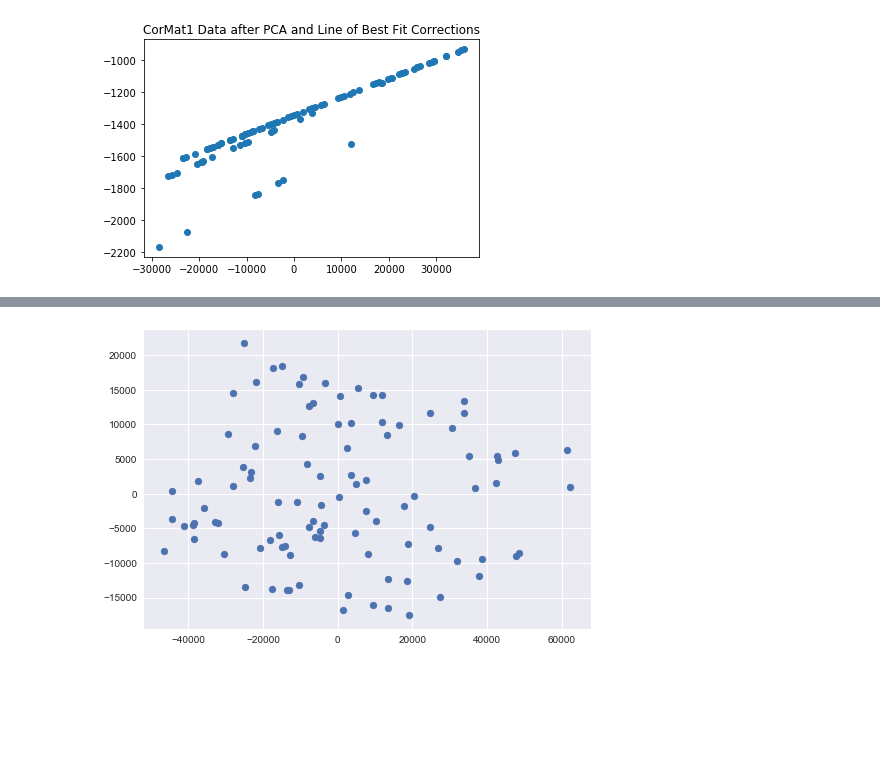
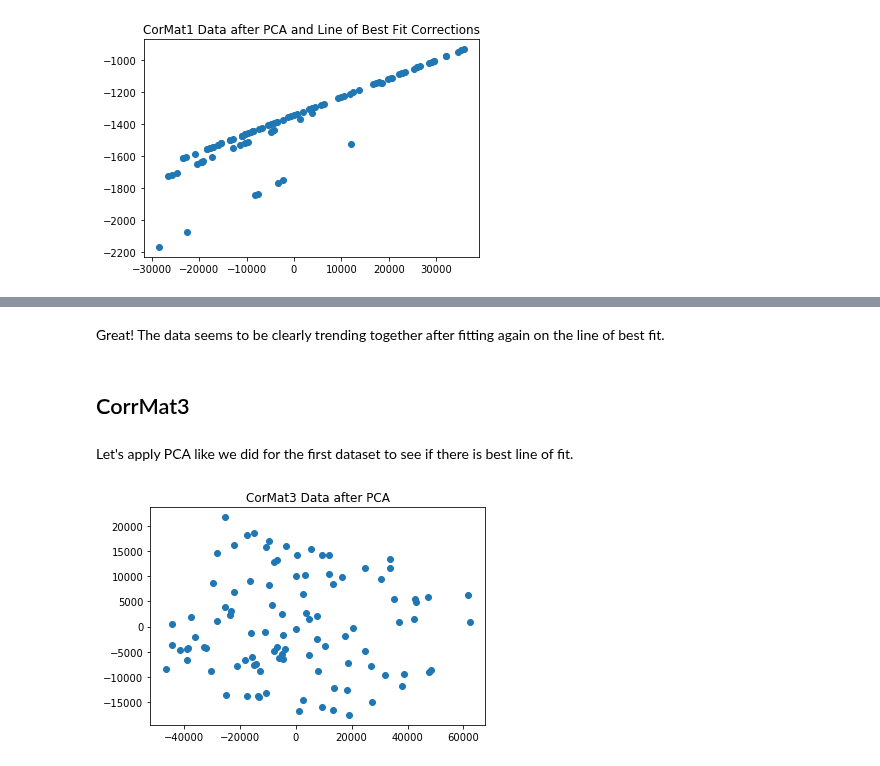
Before and after one commit to Ada520/DSLab, a Jupyter notebook: Lab4/rachelLab4.ipynb, the cells around one changed output, grey strips where cells are left out. Drawn from its saved outputs; the diff is of its cells as text; code cells hidden in the pictures; blank space fills up the shorter version.

```diff
--- a/Lab4/rachelLab4.ipynb
+++ b/Lab4/rachelLab4.ipynb
@@ -239,7 +256,14 @@ The above is the result of applying PCA (with  k = 2) and correcting the outlier
+# %% [markdown]
+Great! The data seems to be clearly trending together after fitting again on the line of best fit.
+# %% [markdown]
+## CorrMat3
+# %% [markdown]
+Let's apply PCA like we did for the first dataset to see if there is best line of fit.
 # %%
 pca = sklearnPCA(n_components=2)
 reduced_cd3 = pca.fit_transform(corrdata3)
 plt.scatter(reduced_cd3[:,0], reduced_cd3[:,1])
+plt.title("CorMat3 Data after PCA")
 plt.show()
 # %% [output]
-[figure, old version]
+[figure, new version]
```
Also changed, not shown: parts of 13 cells of this notebook.
